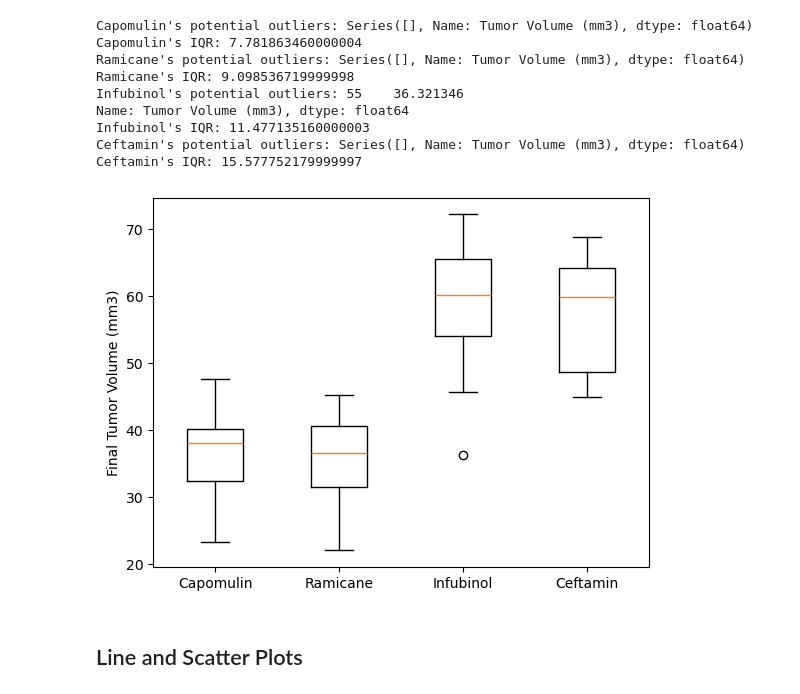
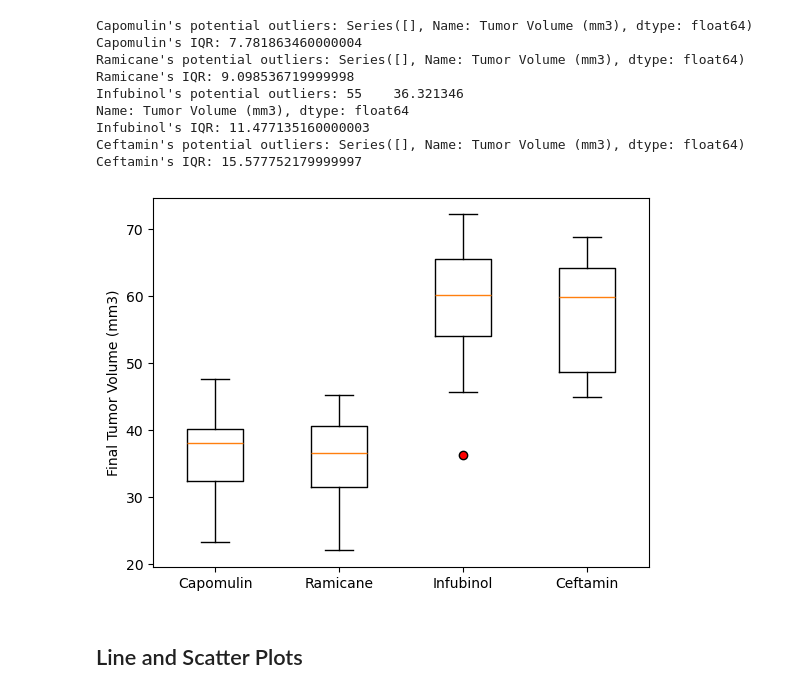
Before and after one commit to nguyenly140/matplotlib-challenge, a Jupyter notebook: pymaceuticals_starter.ipynb, the cells around one changed output. Cells and saved outputs as stored; diff of their text form; code cells hidden in the pictures.

```diff
--- a/pymaceuticals_starter.ipynb
+++ b/pymaceuticals_starter.ipynb
@@ -253,10 +261,10 @@ Ceftamin's IQR: 15.577752179999997
 # %%
 # Generate a box plot of the final tumor volume of each mouse across four regimens of interest
 fig1, ax1 = plt.subplots()
-ax1.boxplot(tumor_vol_list, labels=treatment_list)
+ax1.boxplot(tumor_vol_list, labels=treatment_list, flierprops={'markerfacecolor': 'red'})
 ax1.set_ylabel('Final Tumor Volume (mm3)')
 plt.show()
 # %% [output]
-[figure, old version]
+[figure, new version]
 # %% [markdown]
 ## Line and Scatter Plots
```
Also changed, not shown: parts of 8 cells of this notebook.
